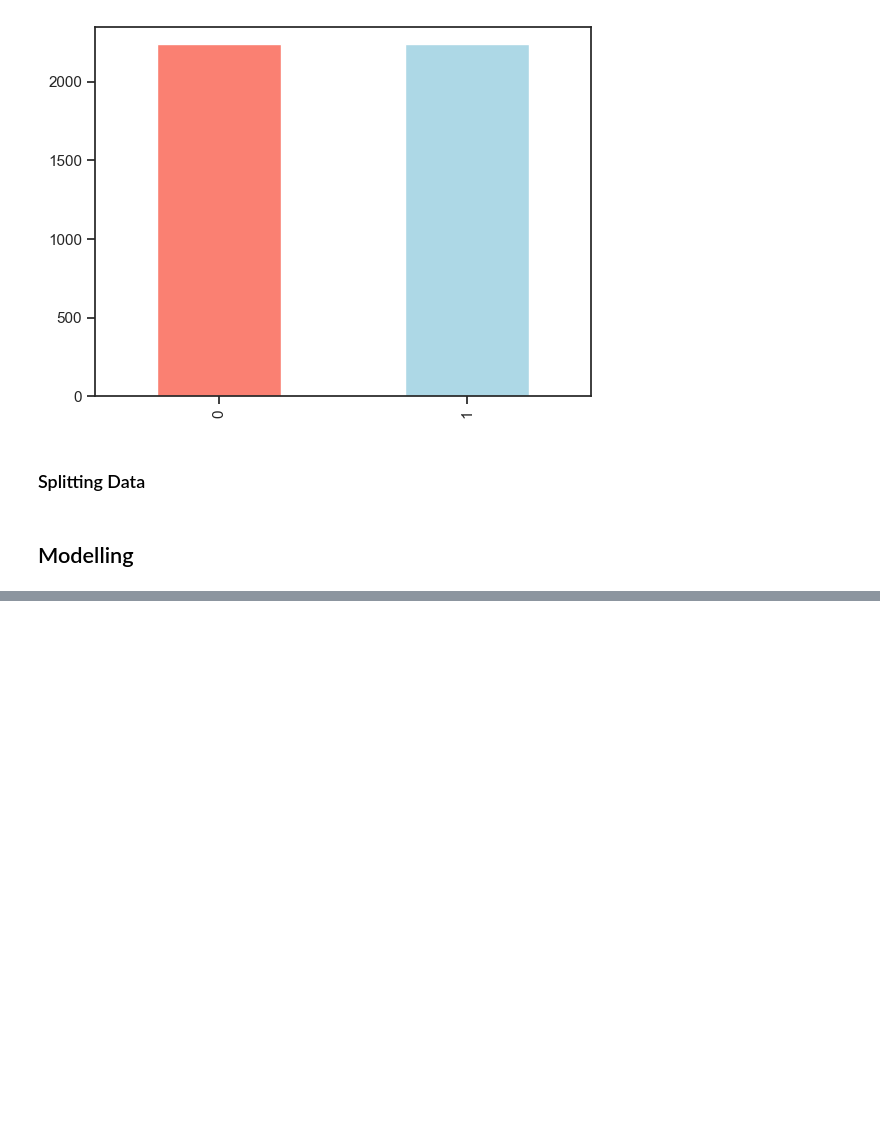
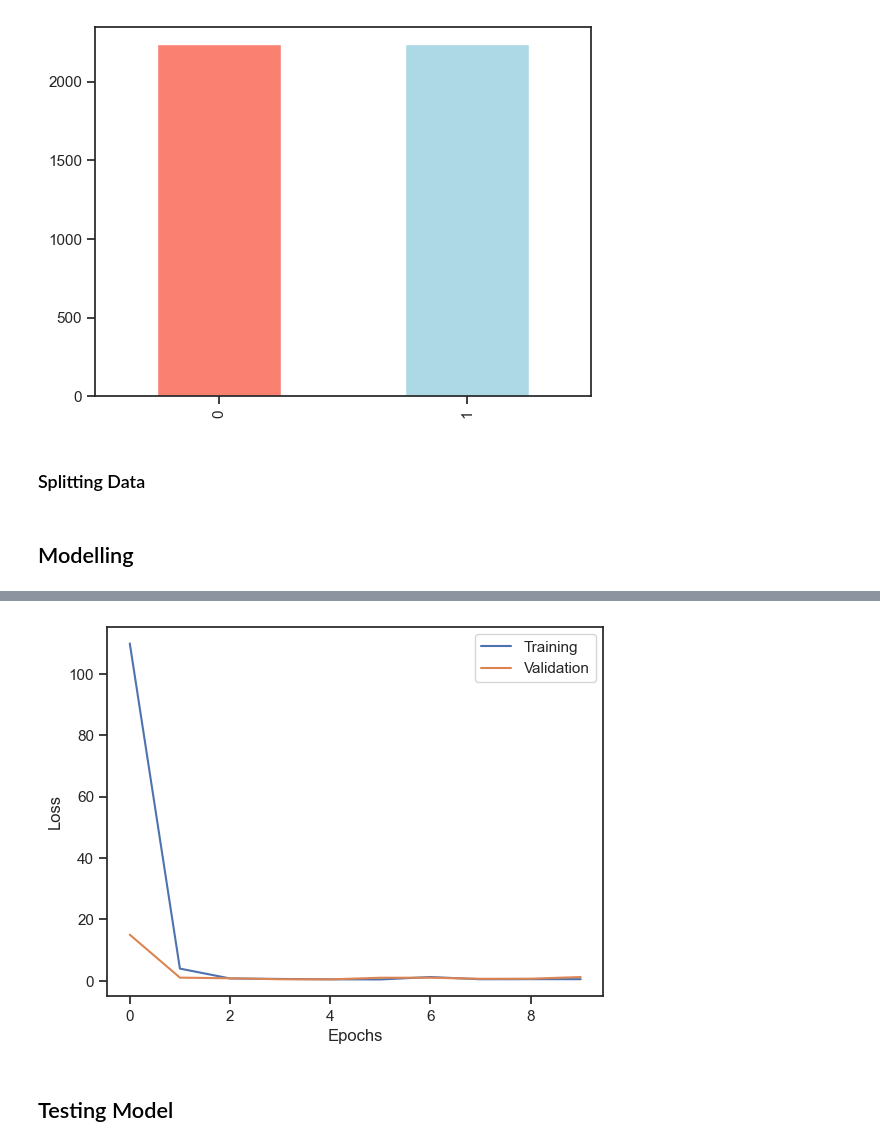
Before and after one commit to muscak/Audiobooks-Return-Prediction, a Jupyter notebook: Audiobooks-Return-Prediction.ipynb, the cells around one changed output, grey strips where cells are left out. Cells and saved outputs as stored; diff of their text form; code cells hidden in the pictures; blank space fills up the shorter version.

```diff
--- a/Audiobooks-Return-Prediction.ipynb
+++ b/Audiobooks-Return-Prediction.ipynb
@@ -204,5 +212,7 @@ Name: Targets, dtype: int64
 [figure]
 # %% [markdown]
 ### Splitting Data
+# %%
+x_train, x_test, y_train, y_test = train_test_split(x_under, y_under, test_size=0.2, random_state=101)
 # %% [markdown]
 ## Modelling
@@ -208,0 +263,9 @@ Name: Targets, dtype: int64
+# %%
+model = create_model()
+batch_size = 100
+max_epochs = 100
+
+early_stop = EarlyStopping(monitor='val_loss', patience=5)
+
+history = model.fit(x_train.values, y_train.values, verbose=2, validation_split=0.1,
+                    batch_size=batch_size, epochs=max_epochs, callbacks=[early_stop])
@@ -208,0 +290,11 @@ Name: Targets, dtype: int64
+# %%
+plt.plot(history.history['loss'])
+plt.plot(history.history['val_loss'])
+plt.xlabel('Epochs')
+plt.ylabel('Loss')
+plt.legend(['Training', 'Validation'], loc='upper right')
+plt.show()
+# %% [output]
+[figure, added]
+# %% [markdown]
+## Testing Model
```
Also changed, not shown: parts of 5 cells of this notebook, 2 other files.
